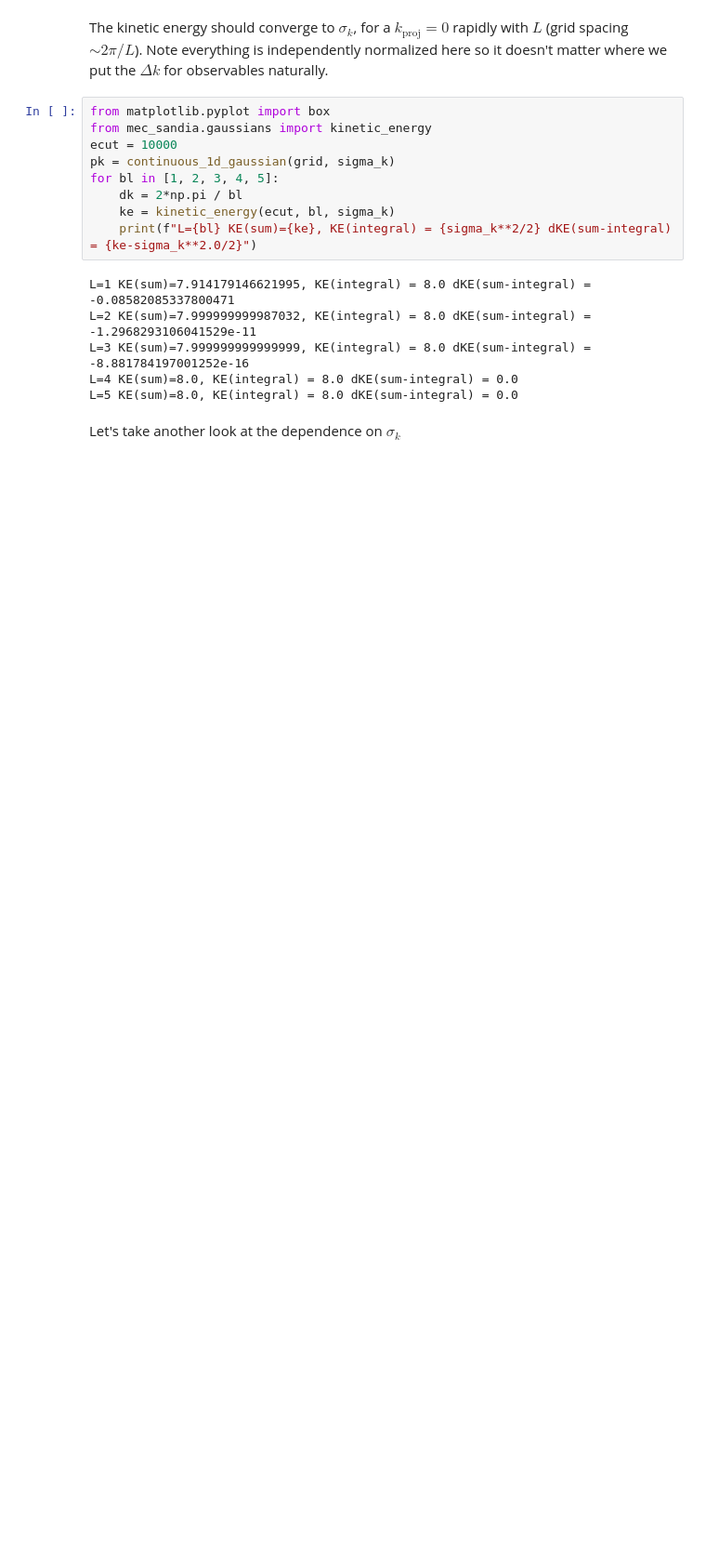
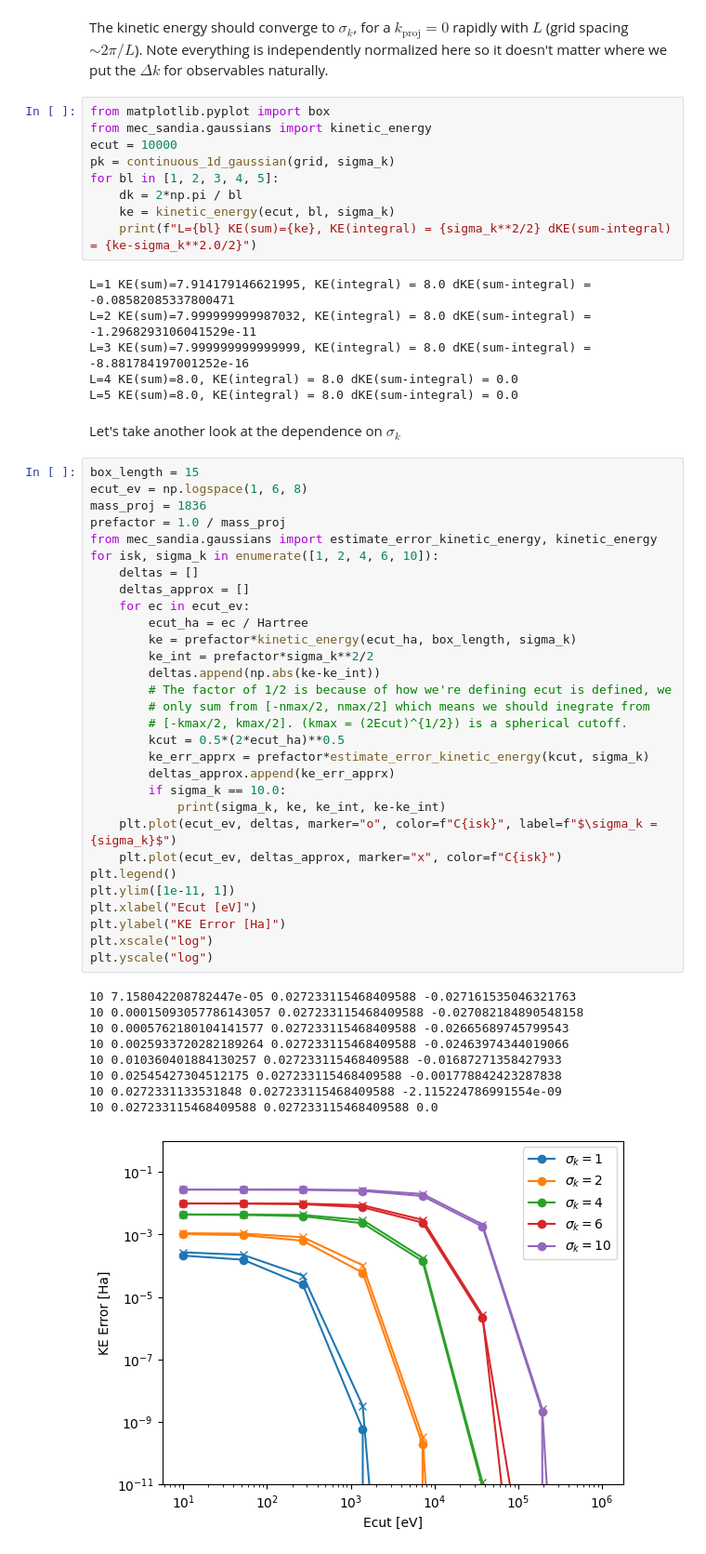
Before and after one commit to ncrubin/mec-sandia, a Jupyter notebook: notebooks/gaussian_conv_double_check.ipynb, the cells around one changed output. Shown at 93% size. Cells and saved outputs as stored; diff of their text form; blank space fills up the shorter version.

```diff
--- a/notebooks/gaussian_conv_double_check.ipynb
+++ b/notebooks/gaussian_conv_double_check.ipynb
@@ -97,6 +104,46 @@ L=4 KE(sum)=8.0, KE(integral) = 8.0 dKE(sum-integral) = 0.0
 L=5 KE(sum)=8.0, KE(integral) = 8.0 dKE(sum-integral) = 0.0
 # %% [markdown]
 Let's take another look at the dependence on $\sigma_k$
+# %%
+box_length = 15
+ecut_ev = np.logspace(1, 6, 8)
+mass_proj = 1836
+prefactor = 1.0 / mass_proj
+from mec_sandia.gaussians import estimate_error_kinetic_energy, kinetic_energy
+for isk, sigma_k in enumerate([1, 2, 4, 6, 10]):
+    deltas = []
+    deltas_approx = []
+    for ec in ecut_ev:
+        ecut_ha = ec / Hartree
+        ke = prefactor*kinetic_energy(ecut_ha, box_length, sigma_k)
+        ke_int = prefactor*sigma_k**2/2
+        deltas.append(np.abs(ke-ke_int))
+        # The factor of 1/2 is because of how we're defining ecut is defined, we
+        # only sum from [-nmax/2, nmax/2] which means we should inegrate from
+        # [-kmax/2, kmax/2]. (kmax = (2Ecut)^{1/2}) is a spherical cutoff.
+        kcut = 0.5*(2*ecut_ha)**0.5
+        ke_err_apprx = prefactor*estimate_error_kinetic_energy(kcut, sigma_k)
+        deltas_approx.append(ke_err_apprx)
+        if sigma_k == 10.0:
+            print(sigma_k, ke, ke_int, ke-ke_int)
+    plt.plot(ecut_ev, deltas, marker="o", color=f"C{isk}", label=f"$\sigma_k = {sigma_k}$")
+    plt.plot(ecut_ev, deltas_approx, marker="x", color=f"C{isk}")
+plt.legend()
+plt.ylim([1e-11, 1])
+plt.xlabel("Ecut [eV]")
+plt.ylabel("KE Error [Ha]")
+plt.xscale("log")
+plt.yscale("log")
+# %% [output]
+10 7.158042208782447e-05 0.027233115468409588 -0.027161535046321763
+10 0.00015093057786143057 0.027233115468409588 -0.027082184890548158
+10 0.0005762180104141577 0.027233115468409588 -0.02665689745799543
+10 0.0025933720282189264 0.027233115468409588 -0.02463974344019066
+10 0.010360401884130257 0.027233115468409588 -0.01687271358427933
+10 0.02545427304512175 0.027233115468409588 -0.001778842423287838
+10 0.0272331133531848 0.027233115468409588 -2.115224786991554e-09
+10 0.027233115468409588 0.027233115468409588 0.0
+[figure, added]
 # %%
 box_length = 15
 ecut_ev = np.logspace(1, 6, 8)
```
Also changed, not shown: parts of 8 cells of this notebook, 2 other files.
